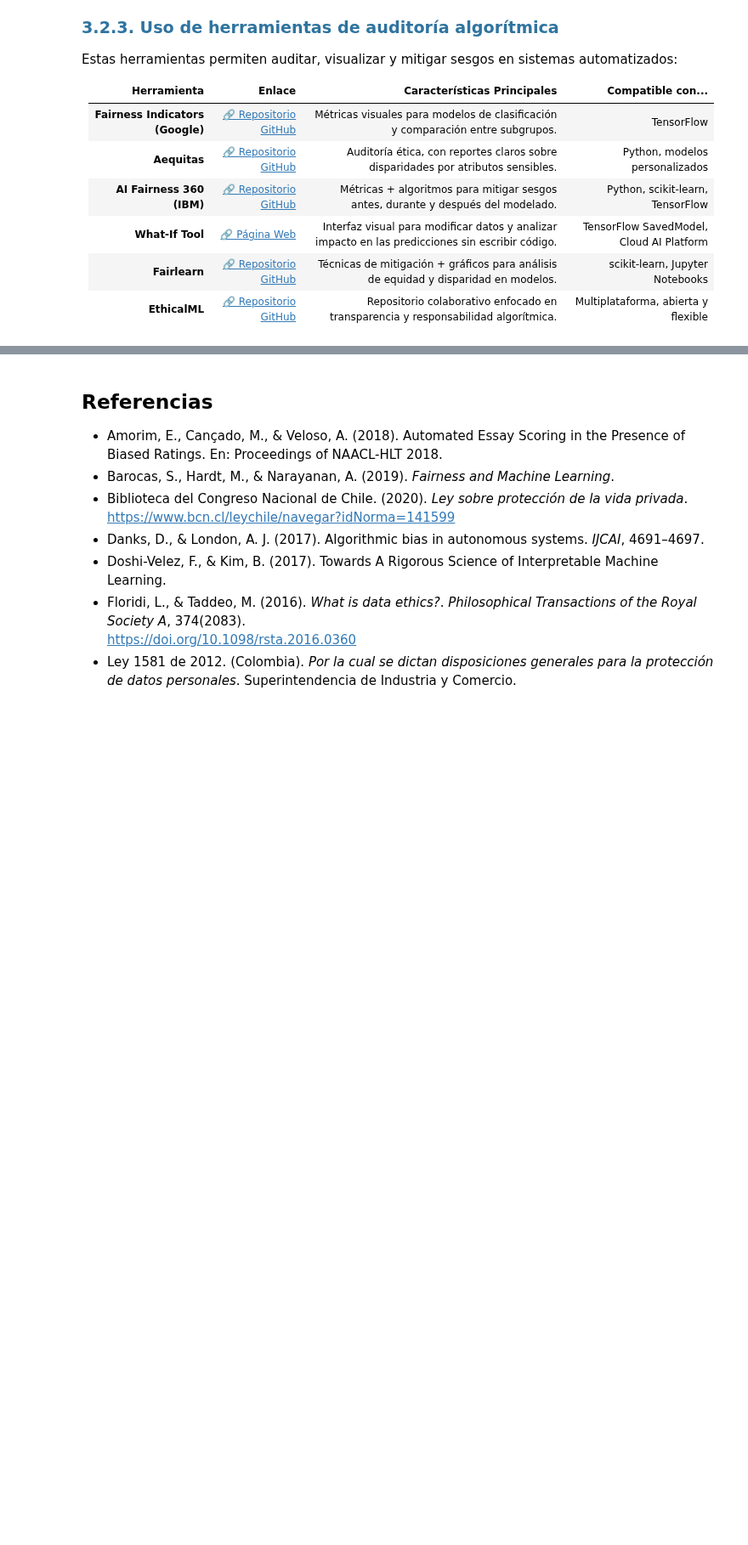
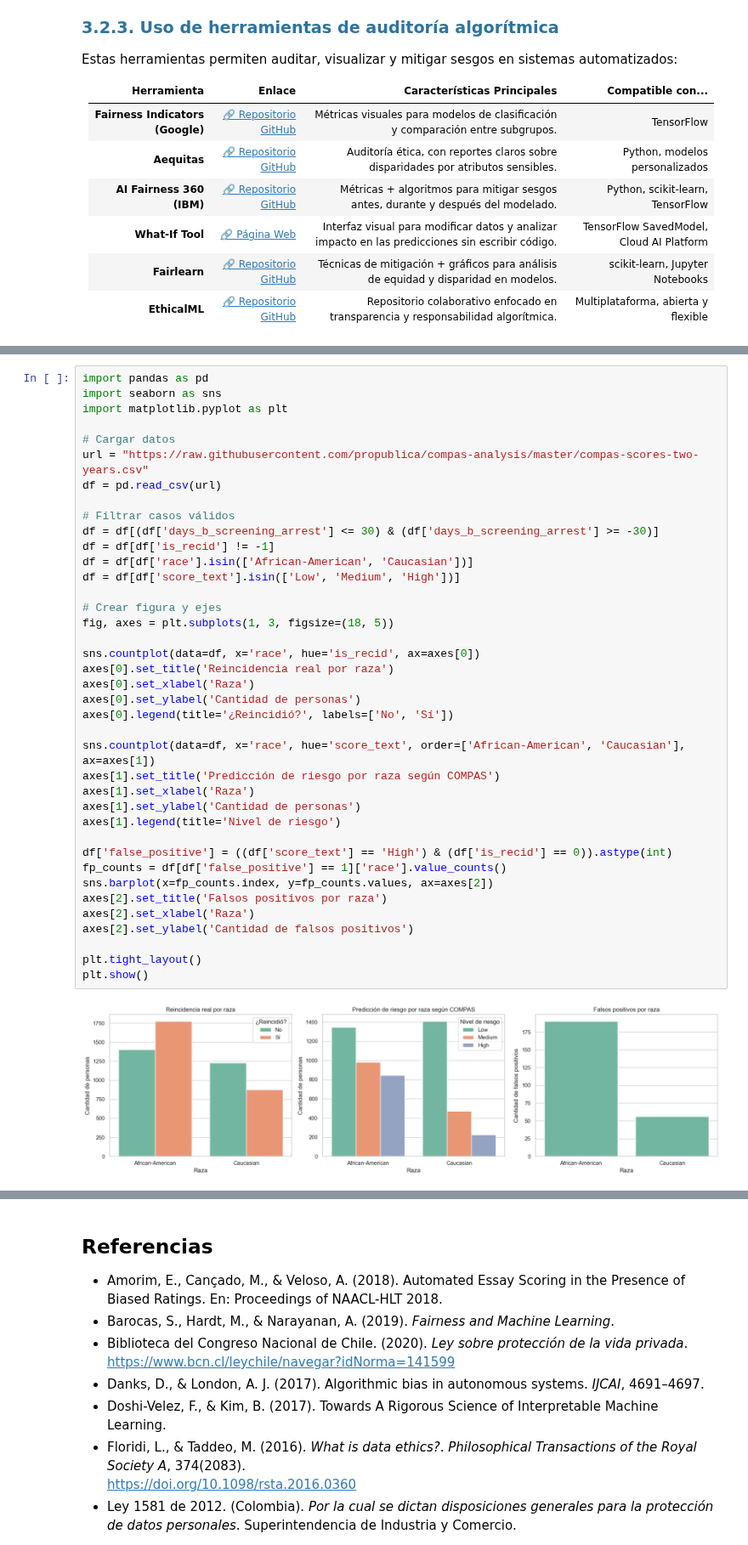
Before and after one commit to mariabda2/intro_data_2026, a Jupyter notebook: FCD_U1_Sesion1c_Etica_en_los_datos.ipynb, the cells around one changed output, grey strips where cells are left out. Shown at 85% size. Drawn from its saved outputs; the diff is of its cells as text; blank space fills up the shorter version.

```diff
--- a/FCD_U1_Sesion1c_Etica_en_los_datos.ipynb
+++ b/FCD_U1_Sesion1c_Etica_en_los_datos.ipynb
@@ -193,0 +214,41 @@ COMPAS es un algoritmo utilizado en EE. UU. para evaluar el riesgo de reincidenc
+# %%
+import pandas as pd
+import seaborn as sns
+import matplotlib.pyplot as plt
+
+# Cargar datos
+url = "https://raw.githubusercontent.com/propublica/compas-analysis/master/compas-scores-two-years.csv"
+df = pd.read_csv(url)
+
+# Filtrar casos válidos
+df = df[(df['days_b_screening_arrest'] <= 30) & (df['days_b_screening_arrest'] >= -30)]
+df = df[df['is_recid'] != -1]
+df = df[df['race'].isin(['African-American', 'Caucasian'])]
+df = df[df['score_text'].isin(['Low', 'Medium', 'High'])]
+
+# Crear figura y ejes
+fig, axes = plt.subplots(1, 3, figsize=(18, 5))
+
+sns.countplot(data=df, x='race', hue='is_recid', ax=axes[0])
+axes[0].set_title('Reincidencia real por raza')
+axes[0].set_xlabel('Raza')
+axes[0].set_ylabel('Cantidad de personas')
+axes[0].legend(title='¿Reincidió?', labels=['No', 'Sí'])
+
+sns.countplot(data=df, x='race', hue='score_text', order=['African-American', 'Caucasian'], ax=axes[1])
+axes[1].set_title('Predicción de riesgo por raza según COMPAS')
+axes[1].set_xlabel('Raza')
+axes[1].set_ylabel('Cantidad de personas')
+axes[1].legend(title='Nivel de riesgo')
+
+df['false_positive'] = ((df['score_text'] == 'High') & (df['is_recid'] == 0)).astype(int)
+fp_counts = df[df['false_positive'] == 1]['race'].value_counts()
+sns.barplot(x=fp_counts.index, y=fp_counts.values, ax=axes[2])
+axes[2].set_title('Falsos positivos por raza')
+axes[2].set_xlabel('Raza')
+axes[2].set_ylabel('Cantidad de falsos positivos')
+
+plt.tight_layout()
+plt.show()
+# %% [output]
+[figure, added]
```
Also changed, not shown: parts of 14 cells of this notebook, 4 other files.
